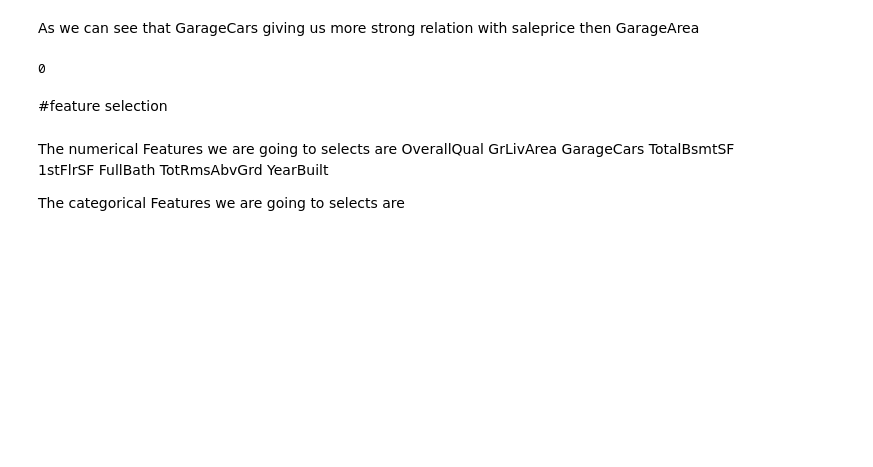
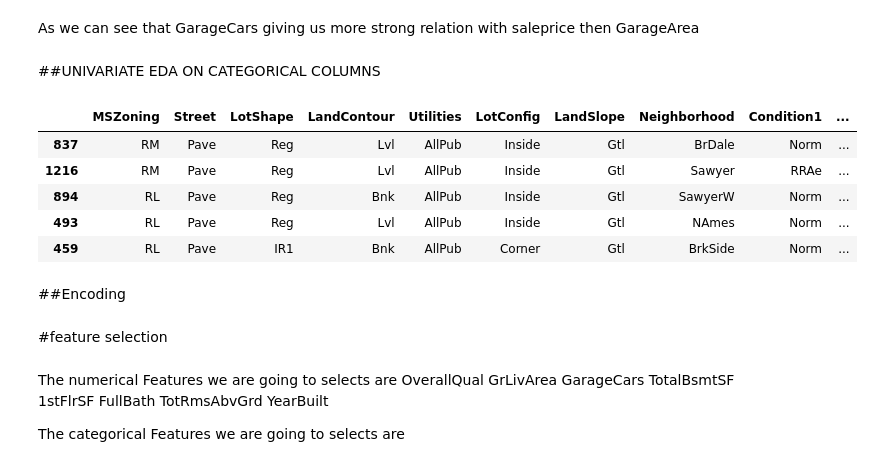
Before and after one commit to amanusmani3sep-bit/House_prediction, a Jupyter notebook: house_prediction.ipynb, the cells around one changed output. Cells and saved outputs as stored; diff of their text form; code cells hidden in the pictures; blank space fills up the shorter version.

```diff
--- a/house_prediction.ipynb
+++ b/house_prediction.ipynb
@@ -68,0 +70,2 @@ dtype: int64
+# %%
+df.drop(columns=["Id","PoolQC","MiscFeature","Alley","Fence","MasVnrType"],inplace=True)
@@ -338,7 +415,0 @@ g.map_dataframe(
-# %%
-# sns.scatterplot(x=num_cols["TotalBsmtSF"],y=num_cols["1stFlrSF"])
-# plt.xlim(0,3500)
-num_cols["TotalBsmtSF"].min()
-# num_cols.corr()["TotalBsmtSF"].sort_values(ascending=False)
-# %% [output]
-0
@@ -346,0 +416,11 @@ num_cols["TotalBsmtSF"].min()
+# %% [markdown]
+##UNIVARIATE EDA ON CATEGORICAL COLUMNS
+# %%
+cat_cols.sample(5)
+# %% [output]
+|  | MSZoning | Street | LotShape | LandContour | Utilities | LotConfig | LandSlope | Neighborhood | Condition1 | ... |
+| 837 | RM | Pave | Reg | Lvl | AllPub | Inside | Gtl | BrDale | Norm | ... |
+| 1216 | RM | Pave | Reg | Lvl | AllPub | Inside | Gtl | Sawyer | RRAe | ... |
+| 894 | RL | Pave | Reg | Bnk | AllPub | Inside | Gtl | SawyerW | Norm | ... |
+| 493 | RL | Pave | Reg | Lvl | AllPub | Inside | Gtl | NAmes | Norm | ... |
+| 459 | RL | Pave | IR1 | Bnk | AllPub | Corner | Gtl | BrkSide | Norm | ... |
@@ -346,0 +478,2 @@ num_cols["TotalBsmtSF"].min()
+# %% [markdown]
+##Encoding
```
Also changed, not shown: parts of 39 cells of this notebook.
